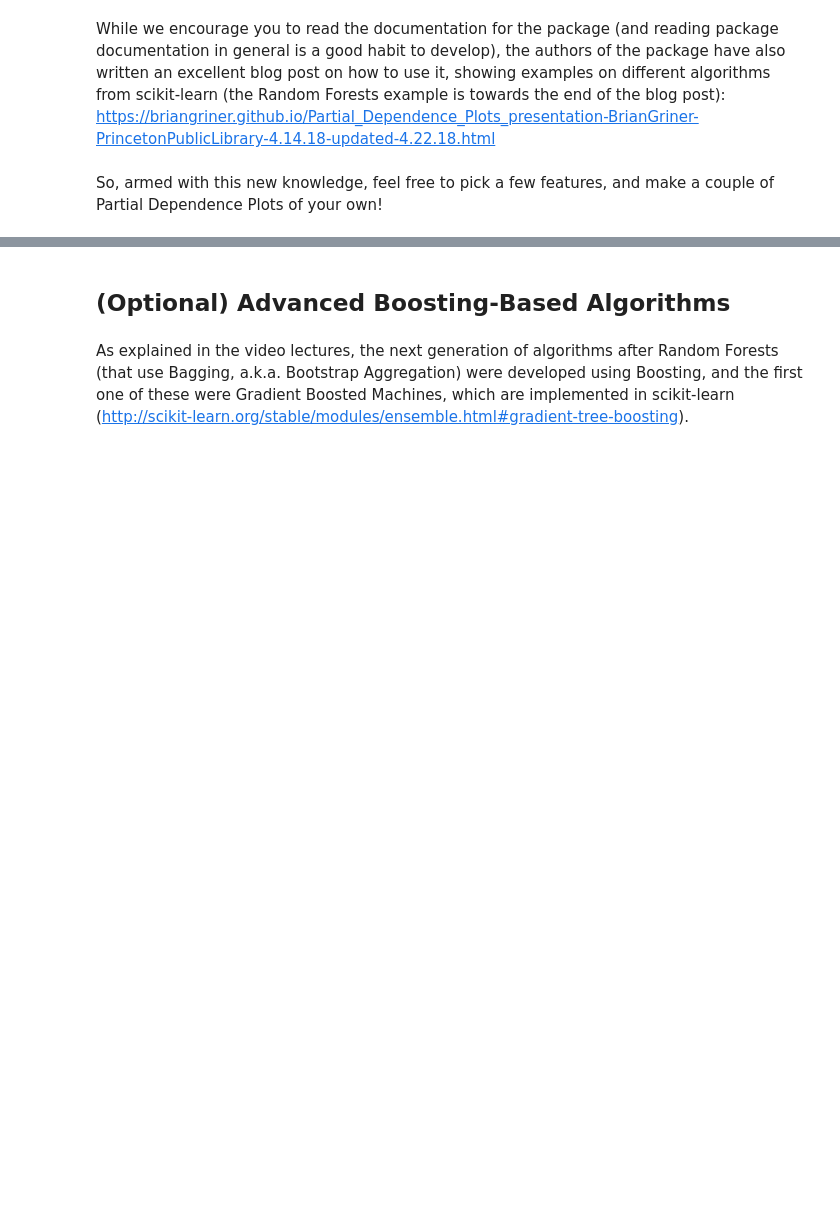
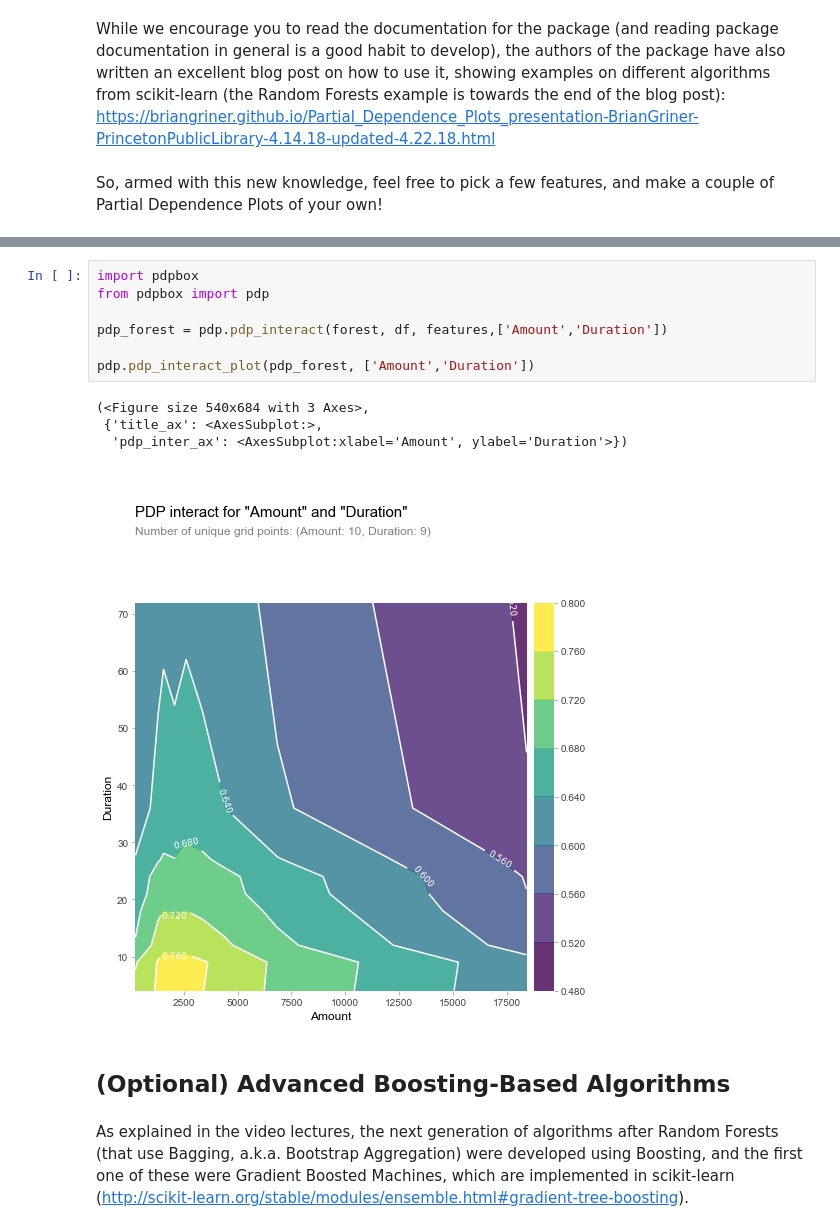
Before and after one commit to ekourkchi/Springboard_notebooks, a Jupyter notebook: mec_13.5.1_tree_based_algorithms/Mini_Project_Tree-Based_Algorithms.ipynb, the cells around one changed output, grey strips where cells are left out. Drawn from its saved outputs; the diff is of its cells as text; blank space fills up the shorter version.

```diff
--- a/mec_13.5.1_tree_based_algorithms/Mini_Project_Tree-Based_Algorithms.ipynb
+++ b/mec_13.5.1_tree_based_algorithms/Mini_Project_Tree-Based_Algorithms.ipynb
@@ -222,3 +287,15 @@ So, armed with this new knowledge, feel free to pick a few features, and make a
+# %%
+import pdpbox
+from pdpbox import pdp
+
+pdp_forest = pdp.pdp_interact(forest, df, features,['Amount','Duration'])
+
+pdp.pdp_interact_plot(pdp_forest, ['Amount','Duration'])
+# %% [output]
+(<Figure size 540x684 with 3 Axes>,
+ {'title_ax': <AxesSubplot:>,
+  'pdp_inter_ax': <AxesSubplot:xlabel='Amount', ylabel='Duration'>})
+[figure, added]
 # %% [markdown]
 ## (Optional) Advanced Boosting-Based Algorithms
 # %% [markdown]
```
Also changed, not shown: parts of 11 cells of this notebook, 2 other files.
